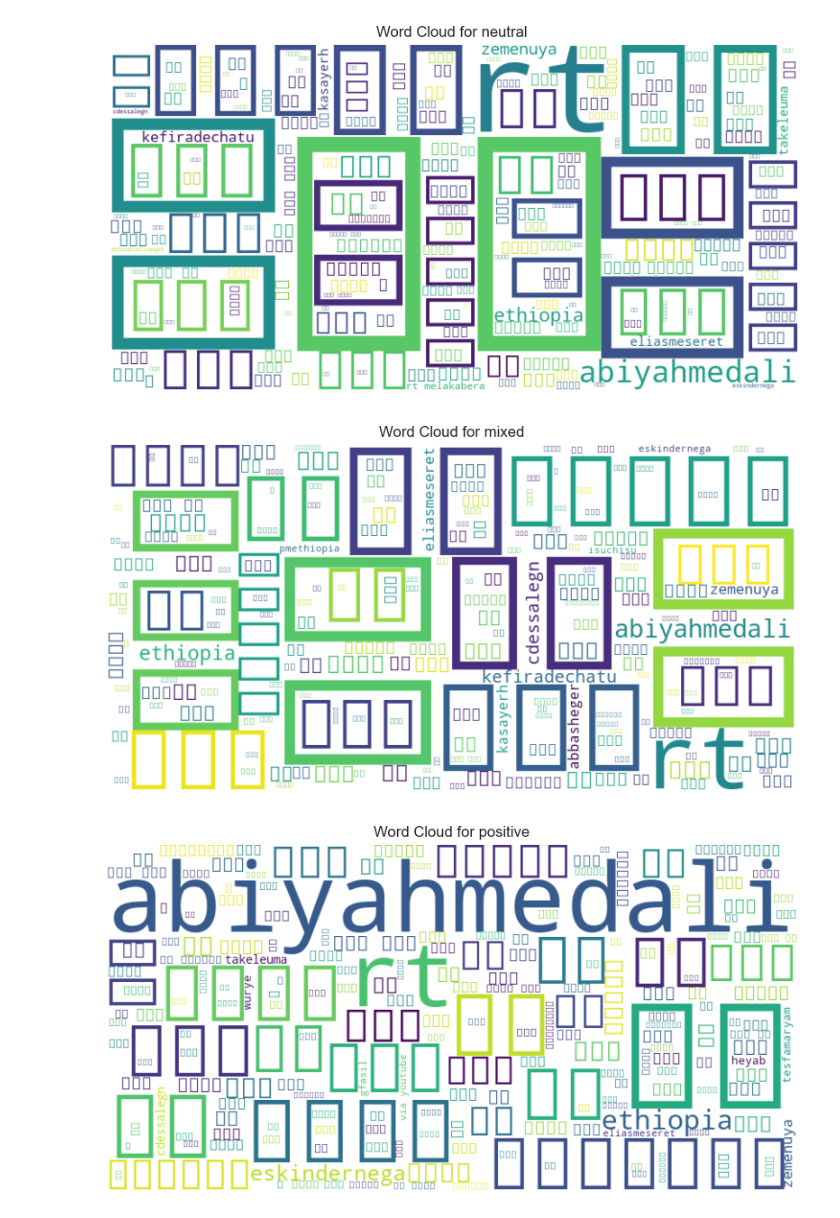
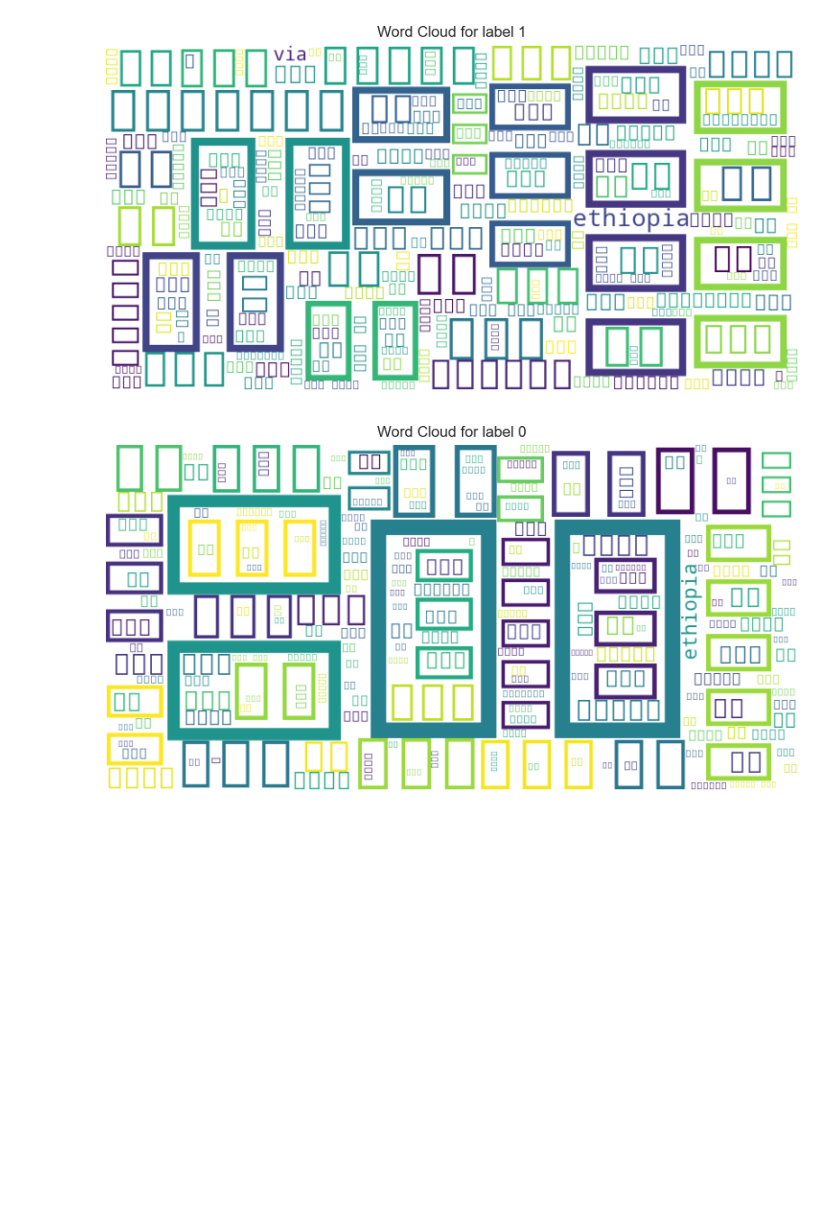
Before and after one commit to BytePhilosopher/Amharic-sentiment-analysis-with-feedback, a Jupyter notebook: notebooks/01_data_cleaning.ipynb, the cells around one changed output. Drawn from its saved outputs; the diff is of its cells as text; code cells hidden in the pictures; blank space fills up the shorter version.

```diff
--- a/notebooks/01_data_cleaning.ipynb
+++ b/notebooks/01_data_cleaning.ipynb
@@ -29,6 +29,8 @@ test_clean = clean_amharic_text("../data/processed/test.csv")
 # 01_data_cleaning.ipynb
 
 # --- 1. Imports ---
+%pip install matplotlib seaborn wordcloud
+
 import pandas as pd
 import matplotlib.pyplot as plt
 import seaborn as sns
@@ -41,6 +43,6 @@ sys.path.append(os.path.abspath(os.path.join(os.getcwd(), '..')))
 from utils.preprocessing import clean_amharic_text
 
 # --- 3. Load Dataset ---
-df = pd.read_csv("../data/raw/data_preprocess/train.csv")  # Adjust path/file if needed
+df = pd.read_csv("../data/raw/amharic_sentiment_train.csv")  # Adjust path/file if needed
 df.head()
 # %% [output]
@@ -78,5 +97,5 @@ Name: count, Length: 7503, dtype: int64
 # %%
 # --- 5. Add Cleaned Column ---
-df["cleaned_tweets"] = df["tweet"].fillna("").apply(clean_amharic_text)
-df[["tweet_id", "sentiment", "cleaned_tweets"]].head()
+df["cleaned_tweet"] = df["clean_tweet"].fillna("").apply(clean_amharic_text)
+df[["cleaned_tweet", "label"]].head()
 # %% [output]
@@ -103,6 +122,6 @@ Passing `palette` without assigning `hue` is deprecated and will be removed in v
 # %%
 # --- 7. Text Length Analysis ---
-df["text_length"] = df["cleaned_tweets"].apply(lambda x: len(str(x).split()))
+df["text_length"] = df["cleaned_tweet"].apply(lambda x: len(str(x).split()))
 
 plt.figure(figsize=(8,4))
 sns.histplot(df["text_length"], bins=30, kde=True)
@@ -115,17 +134,16 @@ plt.show()
 # %%
 # --- 8. Word Clouds (Optional) ---
-def show_wordcloud(sentiment):
-    text = " ".join(df[df["sentiment"] == sentiment]["cleaned_tweets"].dropna())
+def show_wordcloud(label):
+    text = " ".join(df[df["label"] == label]["cleaned_tweet"].dropna())
     wc = WordCloud(background_color='white', width=800, height=400).generate(text)
     plt.figure(figsize=(10,5))
     plt.imshow(wc, interpolation='bilinear')
     plt.axis("off")
-    plt.title(f"Word Cloud for {sentiment}")
+    plt.title(f"Word Cloud for label {label}")
     plt.show()
 
-for sentiment in df["sentiment"].unique():
-    show_wordcloud(sentiment)
+for label in df["label"].unique():
+    show_wordcloud(label)
 # %% [output]
-[figure, old version]
+[figure, new version]
-[figure, old version]
+[figure, new version]
-[figure, removed]
```
Also changed, not shown: parts of 9 cells of this notebook, 2 other files.
